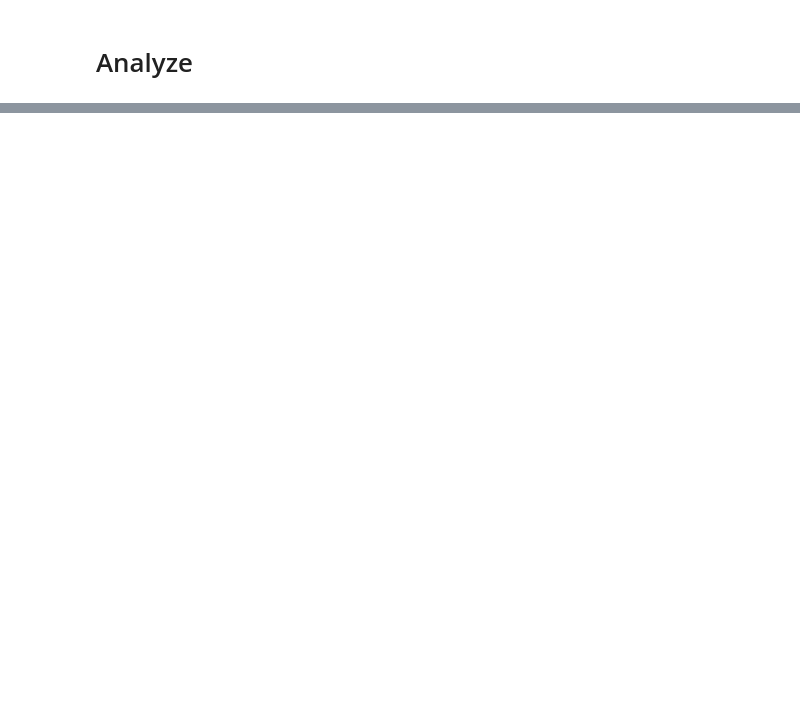
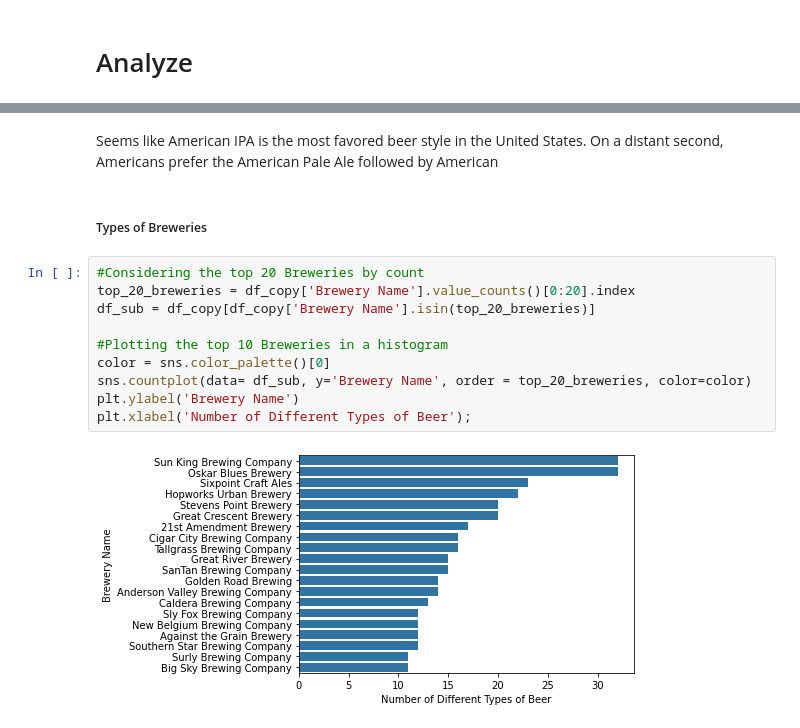
Before and after one commit to akkiannu/BeerAnalysis, a Jupyter notebook: exploration.ipynb, the cells around one changed output, grey strips where cells are left out. Cells and saved outputs as stored; diff of their text form; blank space fills up the shorter version.

```diff
--- a/exploration.ipynb
+++ b/exploration.ipynb
@@ -142,0 +152,16 @@ sns.countplot(data= df_beer_copy, x='style')
+# %% [markdown]
+Seems like American IPA is the most favored beer style in the United States. On a distant second, Americans prefer the American Pale Ale followed by American
+# %% [markdown]
+##### Types of Breweries
+# %%
+#Considering the top 20 Breweries by count
+top_20_breweries = df_copy['Brewery Name'].value_counts()[0:20].index
+df_sub = df_copy[df_copy['Brewery Name'].isin(top_20_breweries)]
+
+#Plotting the top 10 Breweries in a histogram
+color = sns.color_palette()[0]
+sns.countplot(data= df_sub, y='Brewery Name', order = top_20_breweries, color=color)
+plt.ylabel('Brewery Name')
+plt.xlabel('Number of Different Types of Beer');
+# %% [output]
+[figure, added]
```
Also changed, not shown: parts of 10 cells of this notebook.
